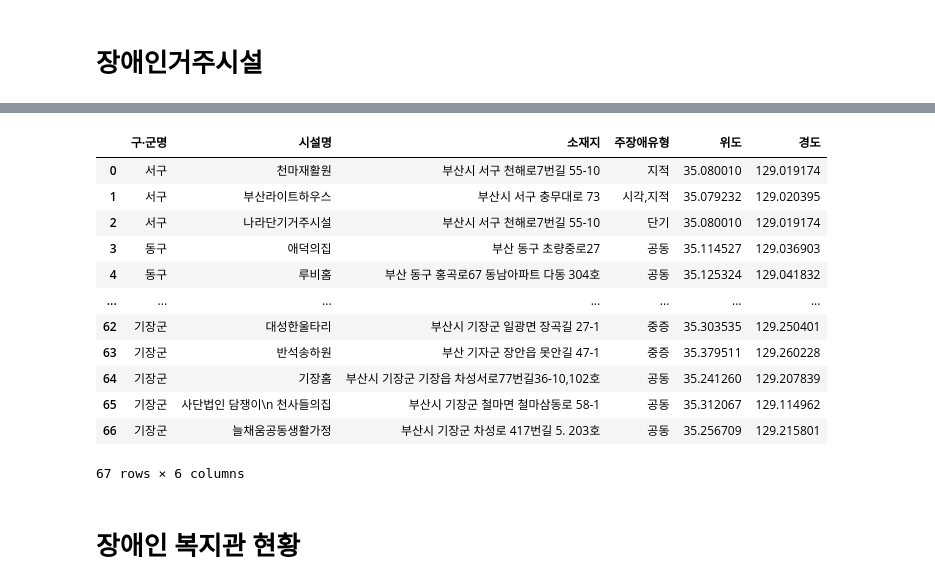
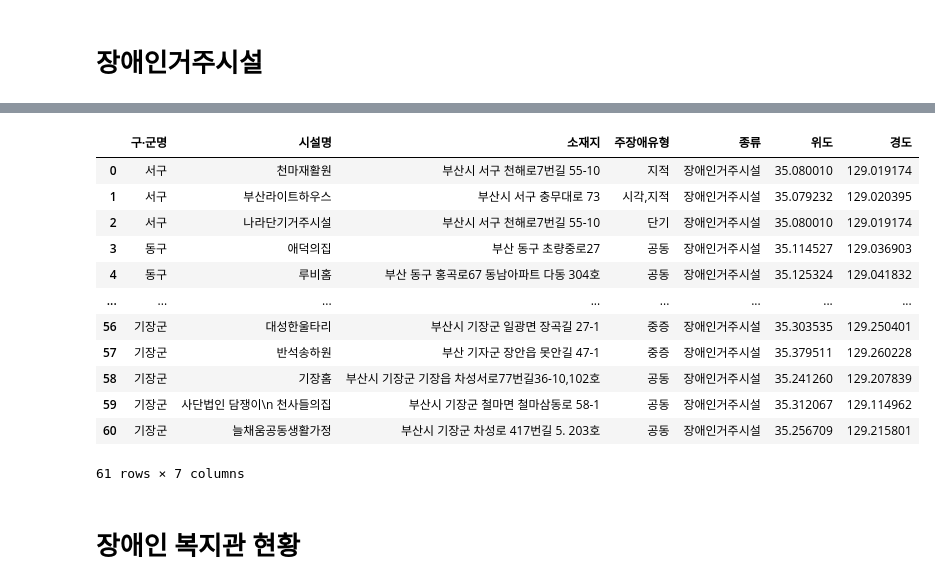
Before and after one commit to WithU-Bus/WithU-Bus, a Jupyter notebook: infra.ipynb, the cells around one changed output, grey strips where cells are left out. Cells and saved outputs as stored; diff of their text form; code cells hidden in the pictures.

```diff
--- a/infra.ipynb
+++ b/infra.ipynb
@@ -128,0 +146,3 @@ df2
+# %%
+df2['종류'] = '장애인거주시설'
+df2
@@ -129,20 +163,20 @@ df2
 # %%
-df2 = df2[['구∙군명', '시설명', '소재지', '주장애유형', '위도', '경도']]
+df2 = df2[['구∙군명', '시설명', '소재지', '주장애유형', '종류', '위도', '경도']]
 df2
 # %% [output]
-|  | 구∙군명 | 시설명 | 소재지 | 주장애유형 | 위도 | 경도 |
-| 0 | 서구 | 천마재활원 | 부산시 서구 천해로7번길 55-10 | 지적 | 35.080010 | 129.019174 |
-| 1 | 서구 | 부산라이트하우스 | 부산시 서구 충무대로 73 | 시각,지적 | 35.079232 | 129.020395 |
-| 2 | 서구 | 나라단기거주시설 | 부산시 서구 천해로7번길 55-10 | 단기 | 35.080010 | 129.019174 |
-| 3 | 동구 | 애덕의집 | 부산 동구 초량중로27 | 공동 | 35.114527 | 129.036903 |
-| 4 | 동구 | 루비홈 | 부산 동구 홍곡로67 동남아파트 다동 304호 | 공동 | 35.125324 | 129.041832 |
-| ... | ... | ... | ... | ... | ... | ... |
-| 62 | 기장군 | 대성한울타리 | 부산시 기장군 일광면 장곡길 27-1 | 중증 | 35.303535 | 129.250401 |
-| 63 | 기장군 | 반석송하원 | 부산 기자군 장안읍 못안길 47-1 | 중증 | 35.379511 | 129.260228 |
-| 64 | 기장군 | 기장홈 | 부산시 기장군 기장읍 차성서로77번길36-10,102호 | 공동 | 35.241260 | 129.207839 |
-| 65 | 기장군 | 사단법인 담쟁이\n 천사들의집 | 부산시 기장군 철마면 철마삼동로 58-1 | 공동 | 35.312067 | 129.114962 |
-| 66 | 기장군 | 늘채움공동생활가정 | 부산시 기장군 차성로 417번길 5. 203호 | 공동 | 35.256709 | 129.215801 |
+|  | 구∙군명 | 시설명 | 소재지 | 주장애유형 | 종류 | 위도 | 경도 |
+| 0 | 서구 | 천마재활원 | 부산시 서구 천해로7번길 55-10 | 지적 | 장애인거주시설 | 35.080010 | 129.019174 |
+| 1 | 서구 | 부산라이트하우스 | 부산시 서구 충무대로 73 | 시각,지적 | 장애인거주시설 | 35.079232 | 129.020395 |
+| 2 | 서구 | 나라단기거주시설 | 부산시 서구 천해로7번길 55-10 | 단기 | 장애인거주시설 | 35.080010 | 129.019174 |
+| 3 | 동구 | 애덕의집 | 부산 동구 초량중로27 | 공동 | 장애인거주시설 | 35.114527 | 129.036903 |
+| 4 | 동구 | 루비홈 | 부산 동구 홍곡로67 동남아파트 다동 304호 | 공동 | 장애인거주시설 | 35.125324 | 129.041832 |
+| ... | ... | ... | ... | ... | ... | ... | ... |
+| 56 | 기장군 | 대성한울타리 | 부산시 기장군 일광면 장곡길 27-1 | 중증 | 장애인거주시설 | 35.303535 | 129.250401 |
+| 57 | 기장군 | 반석송하원 | 부산 기자군 장안읍 못안길 47-1 | 중증 | 장애인거주시설 | 35.379511 | 129.260228 |
+| 58 | 기장군 | 기장홈 | 부산시 기장군 기장읍 차성서로77번길36-10,102호 | 공동 | 장애인거주시설 | 35.241260 | 129.207839 |
+| 59 | 기장군 | 사단법인 담쟁이\n 천사들의집 | 부산시 기장군 철마면 철마삼동로 58-1 | 공동 | 장애인거주시설 | 35.312067 | 129.114962 |
+| 60 | 기장군 | 늘채움공동생활가정 | 부산시 기장군 차성로 417번길 5. 203호 | 공동 | 장애인거주시설 | 35.256709 | 129.215801 |
-67 rows × 6 columns
+61 rows × 7 columns
 # %% [markdown]
 # 장애인 복지관 현황
 # %%
```
Also changed, not shown: parts of 34 cells of this notebook, 8 other files.
